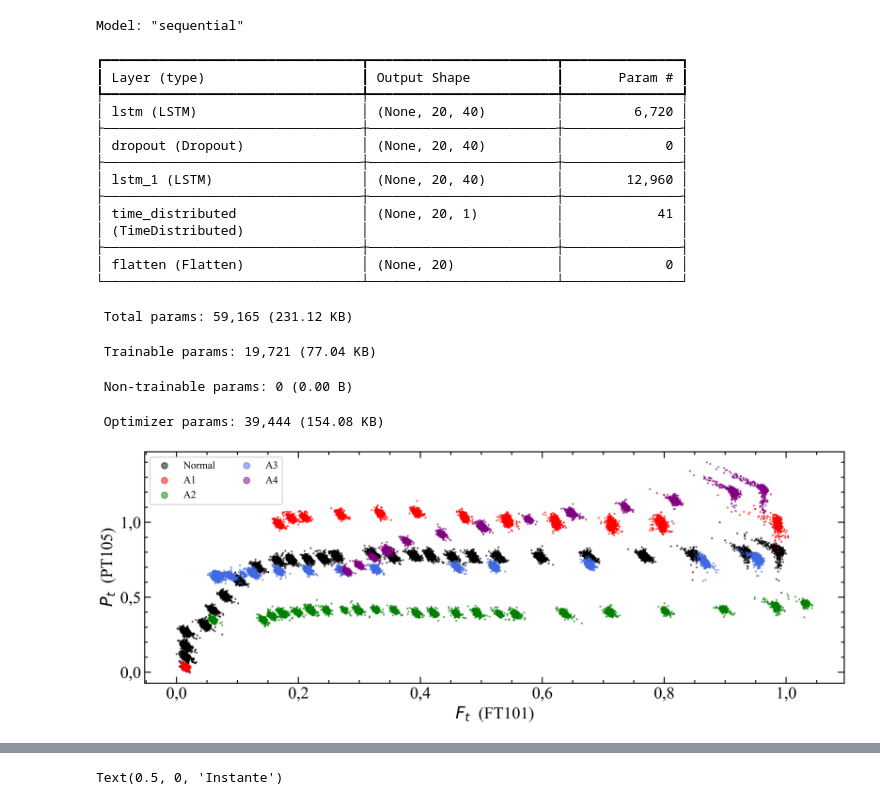
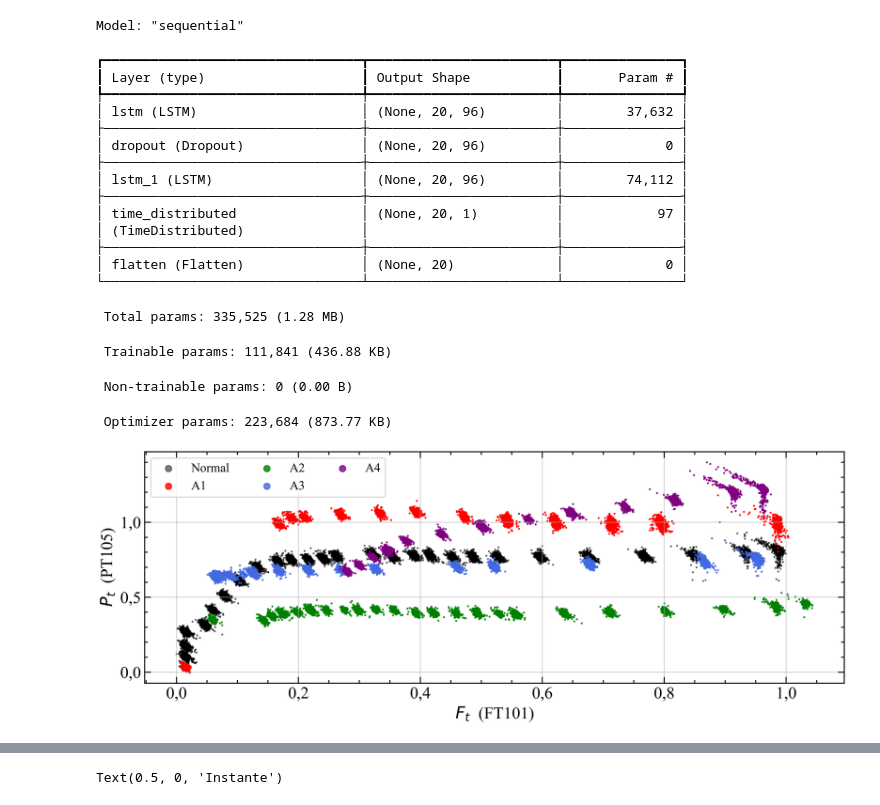
Before and after one commit to ViniMelloeMuller/fluidization-AE, a Jupyter notebook: notebooks/anomalies.ipynb, the cells around one changed output, grey strips where cells are left out. Cells and saved outputs as stored; diff of their text form; code cells hidden in the pictures.

```diff
--- a/notebooks/anomalies.ipynb
+++ b/notebooks/anomalies.ipynb
@@ -49,50 +59,51 @@ Yscaler.fit(Ynormal)
 # Xanomalies = [Xscaler.transform(data) for data in Xanomalies]
 # Yanomalies = [Yscaler.transform(data) for data in Yanomalies]
 
-seq2seq = keras.models.load_model("../models/best_model.keras")
+seq2seq = keras.models.load_model(model_path)
 seq2seq.summary()
 # %% [output]
 Model: "sequential"
 ┏━━━━━━━━━━━━━━━━━━━━━━━━━━━━━━━━━┳━━━━━━━━━━━━━━━━━━━━━━━━┳━━━━━━━━━━━━━━━┓
 ┃ Layer (type)                    ┃ Output Shape           ┃       Param # ┃
 ┡━━━━━━━━━━━━━━━━━━━━━━━━━━━━━━━━━╇━━━━━━━━━━━━━━━━━━━━━━━━╇━━━━━━━━━━━━━━━┩
-│ lstm (LSTM)                     │ (None, 20, 40)         │         6,720 │
+│ lstm (LSTM)                     │ (None, 20, 96)         │        37,632 │
 ├─────────────────────────────────┼────────────────────────┼───────────────┤
-│ dropout (Dropout)               │ (None, 20, 40)         │             0 │
+│ dropout (Dropout)               │ (None, 20, 96)         │             0 │
 ├─────────────────────────────────┼────────────────────────┼───────────────┤
-│ lstm_1 (LSTM)                   │ (None, 20, 40)         │        12,960 │
+│ lstm_1 (LSTM)                   │ (None, 20, 96)         │        74,112 │
 ├─────────────────────────────────┼────────────────────────┼───────────────┤
-│ time_distributed                │ (None, 20, 1)          │            41 │
+│ time_distributed                │ (None, 20, 1)          │            97 │
 │ (TimeDistributed)               │                        │               │
 ├─────────────────────────────────┼────────────────────────┼───────────────┤
 │ flatten (Flatten)               │ (None, 20)             │             0 │
 └─────────────────────────────────┴────────────────────────┴───────────────┘
- Total params: 59,165 (231.12 KB)
+ Total params: 335,525 (1.28 MB)
- Trainable params: 19,721 (77.04 KB)
+ Trainable params: 111,841 (436.88 KB)
  Non-trainable params: 0 (0.00 B)
- Optimizer params: 39,444 (154.08 KB)
+ Optimizer params: 223,684 (873.77 KB)
 # %%
+plt.grid(alpha=0.5)
 plt.scatter(Xscaler.transform(Xnormal)[:, 0, 0], Yscaler.transform(Ynormal)[:, 0, 0], label="Normal", s=1, alpha=0.5)
 
-plt.scatter(Xscaler.transform(Xanomalies[0])[:, 0, 0], Yscaler.transform(Yanomalies[0])[:, 0, 0], label="A1", s=1, alpha=0.5, c="r")
-plt.scatter(Xscaler.transform(Xanomalies[1])[:, 0, 0], Yscaler.transform(Yanomalies[1])[:, 0, 0], label="A2", s=1, alpha=0.5, c="g")
-plt.scatter(Xscaler.transform(Xanomalies[2])[:, 0, 0], Yscaler.transform(Yanomalies[2])[:, 0, 0], label="A3", s=1, alpha=0.5, c="royalblue")
-plt.scatter(Xscaler.transform(Xanomalies[3])[:, 0, 0], Yscaler.transform(Yanomalies[3])[:, 0, 0], label="A4", s=1, alpha=0.5, c="purple")
+plt.scatter(Xscaler.transform(Xanomalies[0])[:, 0, 0], Yscaler.transform(Yanomalies[0])[:, 0, 0], label="A1", s=1, alpha=0.8, c="r")
+plt.scatter(Xscaler.transform(Xanomalies[1])[:, 0, 0], Yscaler.transform(Yanomalies[1])[:, 0, 0], label="A2", s=1, alpha=0.8, c="g")
+plt.scatter(Xscaler.transform(Xanomalies[2])[:, 0, 0], Yscaler.transform(Yanomalies[2])[:, 0, 0], label="A3", s=1, alpha=0.8, c="royalblue")
+plt.scatter(Xscaler.transform(Xanomalies[3])[:, 0, 0], Yscaler.transform(Yanomalies[3])[:, 0, 0], label="A4", s=1, alpha=0.8, c="purple")
 
 
 plt.xlabel(r"$F_t$  (FT101)")
 plt.ylabel(r"$P_t$  (PT105)")
 
-lgnd = plt.legend(ncol=2, loc="upper left", fontsize=10, frameon=True)
+lgnd = plt.legend(ncol=3, loc="upper left", fontsize=12, frameon=True)
 lgnd.legend_handles[0]._sizes = [35]
 lgnd.legend_handles[1]._sizes = [35]
 lgnd.legend_handles[2]._sizes = [35]
 lgnd.legend_handles[3]._sizes = [35]
 lgnd.legend_handles[4]._sizes = [35]
 
 plt.savefig("../images/scatter.png", dpi=300, bbox_inches="tight")
 # %% [output]
-[figure, old version]
+[figure, new version]
 # %%
 # 1) Analisar os erros no conjunto de treino
 
```
Also changed, not shown: parts of 12 cells of this notebook, 6 other files.
